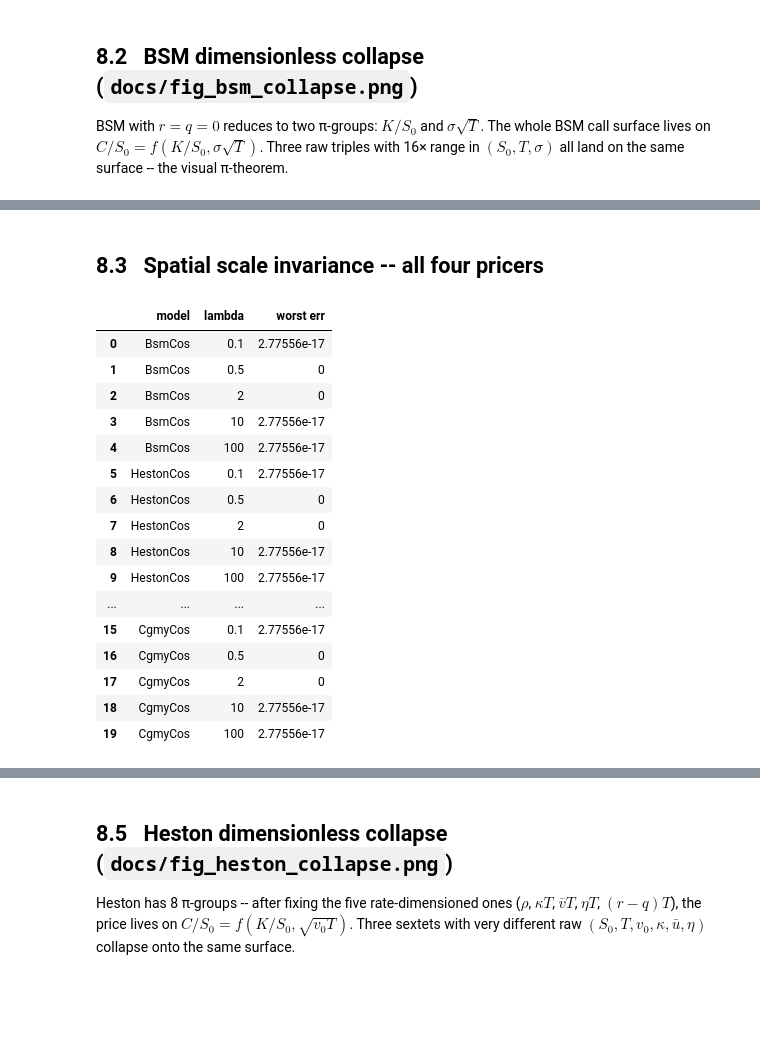
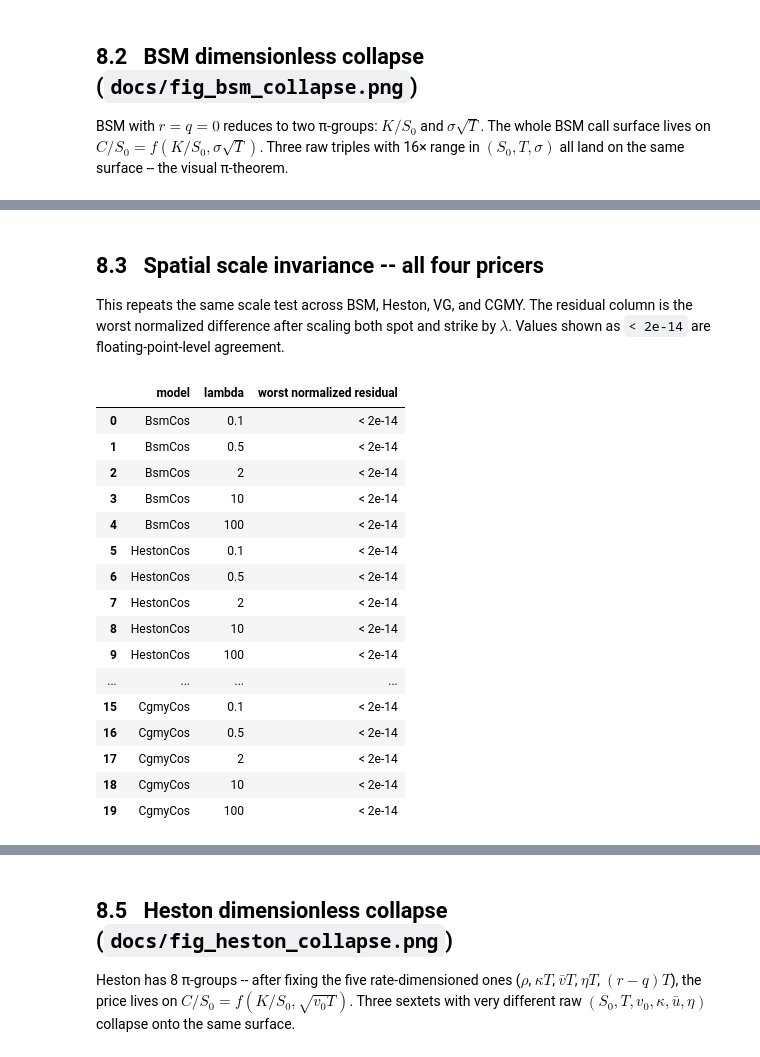
Before and after one commit to ee2625/fourier-cosine-option-pricing, a Jupyter notebook: notebooks/tests.ipynb, the cells around one changed output, grey strips where cells are left out. Cells and saved outputs as stored; diff of their text form; code cells hidden in the pictures; blank space fills up the shorter version.

```diff
--- a/notebooks/tests.ipynb
+++ b/notebooks/tests.ipynb
@@ -32,6 +109,42 @@ from pyfeng.frft          import BsmFrft
 pd.set_option("display.float_format", lambda x: f"{x:.6g}")
 plt.rcParams["figure.dpi"] = 100
 
+FLOAT_EPS = np.finfo(float).eps      # 2.22e-16 for IEEE double precision
+PRICE_SCALE = 100.0                  # prices in these benchmarks are O(S0), with S0 around 100
+ERR_FLOOR = PRICE_SCALE * FLOAT_EPS  # about 2.22e-14; display floor, not a paper result
+
+def _is_error_col(col):
+    label = " ".join(map(str, col)) if isinstance(col, tuple) else str(col)
+    return "err" in label.lower()
+
+def display_error_table(df, floor=ERR_FLOOR):
+    """Show errors below price-scale double precision as '< floor' instead of literal 0.0."""
+    shown = df.copy()
+    for col in shown.columns:
+        if _is_error_col(col):
+            shown[col] = shown[col].map(
+                lambda x: f"< {floor:.0e}" if pd.notna(x) and abs(float(x)) < floor else x
+            )
+    display(shown)
+
+def display_small_residuals(df, cols=None, floor=ERR_FLOOR):
+    """Show tiny symmetry residuals/spreads as '< floor' instead of literal 0.0."""
+    shown = df.copy()
+    if cols is None:
+        cols = [
+            col for col in shown.columns
+            if any(tok in str(col).lower() for tok in ("err", "residual", "spread"))
+        ]
+    for col in cols:
+        shown[col] = shown[col].map(
+            lambda x: f"< {floor:.0e}" if pd.notna(x) and abs(float(x)) < floor else x
+        )
+    display(shown)
+
+def plot_values(vals, col, floor=ERR_FLOOR):
+    arr = np.asarray(vals, dtype=float)
+    return np.maximum(arr, floor) if _is_error_col(col) else arr
+
 def bench(call_fn, ref, reps=200):
     p   = call_fn()
     err = float(np.max(np.abs(p - ref)))
@@ -563,45 +730,49 @@ pd.DataFrame(rows, columns=["K/S0", "triple 1", "triple 2", "triple 3", "spread"
 # %% [markdown]
 ## 8.3 &nbsp; Spatial scale invariance -- all four pricers
+
+This repeats the same scale test across BSM, Heston, VG, and CGMY. The residual column is the worst normalized difference after scaling both spot and strike by $\lambda$. Values shown as `< 2e-14` are floating-point-level agreement.
 # %%
 def _bsm   (S, K, T, cp): return BsmCos(sigma=0.25).price(K, S, T, cp=cp)
 def _heston(S, K, T, cp): return HestonCos(sigma=0.04, vov=0.5, mr=1.5, theta=0.04, rho=-0.5).price(K, S, T, cp=cp)
 def _vg    (S, K, T, cp):
     m = VarGammaCos(sigma=0.12, theta=-0.14, vov=0.2); m.n_cos = 256
     return m.price(K, S, T, cp=cp)
 def _cgmy  (S, K, T, cp):
     m = CgmyCos(C=1.0, G=5.0, M=5.0, Y=0.5); m.n_cos = 256
     return m.price(K, S, T, cp=cp)
 
 PRICERS = [("BsmCos", _bsm), ("HestonCos", _heston), ("VarGammaCos", _vg), ("CgmyCos", _cgmy)]
 SPOT_PI2, STRIKES_PI2, TEXPS_PI2, LAMBDAS_PI2 = 100.0, np.array([85., 100., 115.]), [0.5, 1.0, 2.0], LAMBDAS
 
 rows = []
 for name, pricer in PRICERS:
     for lam in LAMBDAS_PI2:
         worst = 0.0
         for cp in (+1, -1):
             for texp in TEXPS_PI2:
                 base  = np.array([pricer(SPOT_PI2,       K,       texp, cp) for K in STRIKES_PI2])
                 other = np.array([pricer(SPOT_PI2 * lam, K * lam, texp, cp) for K in STRIKES_PI2])
                 worst = max(worst, float(np.max(np.abs(other / (SPOT_PI2 * lam) - base / SPOT_PI2))))
         rows.append((name, lam, worst))
-pd.DataFrame(rows, columns=["model", "lambda", "worst err"])
+
+df_all_scale = pd.DataFrame(rows, columns=["model", "lambda", "worst normalized residual"])
+display_small_residuals(df_all_scale)
 # %% [output]
-|  | model | lambda | worst err |
-| 0 | BsmCos | 0.1 | 2.77556e-17 |
-| 1 | BsmCos | 0.5 | 0 |
-| 2 | BsmCos | 2 | 0 |
-| 3 | BsmCos | 10 | 2.77556e-17 |
-| 4 | BsmCos | 100 | 2.77556e-17 |
-| 5 | HestonCos | 0.1 | 2.77556e-17 |
-| 6 | HestonCos | 0.5 | 0 |
-| 7 | HestonCos | 2 | 0 |
-| 8 | HestonCos | 10 | 2.77556e-17 |
-| 9 | HestonCos | 100 | 2.77556e-17 |
+|  | model | lambda | worst normalized residual |
+| 0 | BsmCos | 0.1 | < 2e-14 |
+| 1 | BsmCos | 0.5 | < 2e-14 |
+| 2 | BsmCos | 2 | < 2e-14 |
+| 3 | BsmCos | 10 | < 2e-14 |
+| 4 | BsmCos | 100 | < 2e-14 |
+| 5 | HestonCos | 0.1 | < 2e-14 |
+| 6 | HestonCos | 0.5 | < 2e-14 |
+| 7 | HestonCos | 2 | < 2e-14 |
+| 8 | HestonCos | 10 | < 2e-14 |
+| 9 | HestonCos | 100 | < 2e-14 |
 | ... | ... | ... | ... |
-| 15 | CgmyCos | 0.1 | 2.77556e-17 |
-| 16 | CgmyCos | 0.5 | 0 |
-| 17 | CgmyCos | 2 | 0 |
-| 18 | CgmyCos | 10 | 2.77556e-17 |
-| 19 | CgmyCos | 100 | 2.77556e-17 |
+| 15 | CgmyCos | 0.1 | < 2e-14 |
+| 16 | CgmyCos | 0.5 | < 2e-14 |
+| 17 | CgmyCos | 2 | < 2e-14 |
+| 18 | CgmyCos | 10 | < 2e-14 |
+| 19 | CgmyCos | 100 | < 2e-14 |
 # %% [markdown]
```
Also changed, not shown: parts of 19 cells of this notebook, 1 other file.
